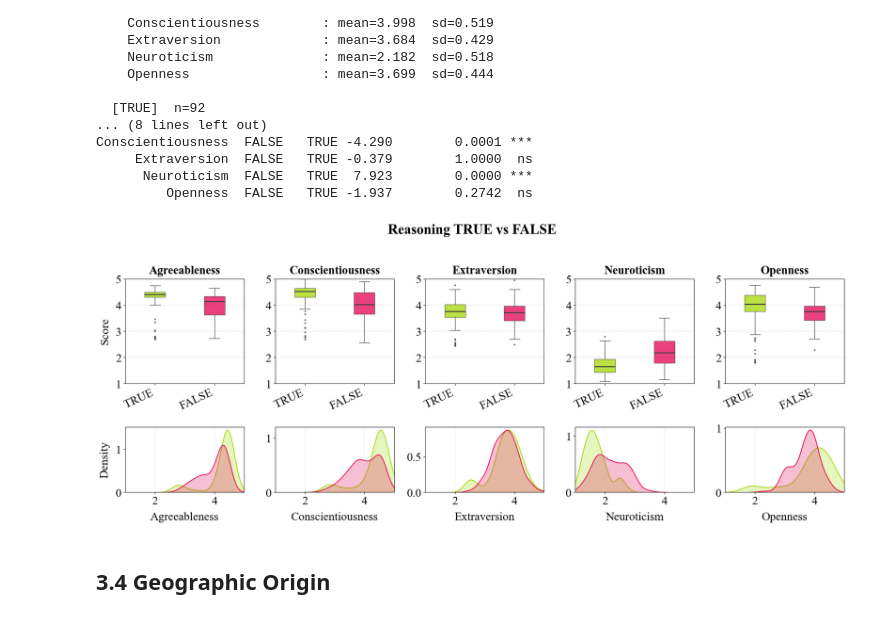
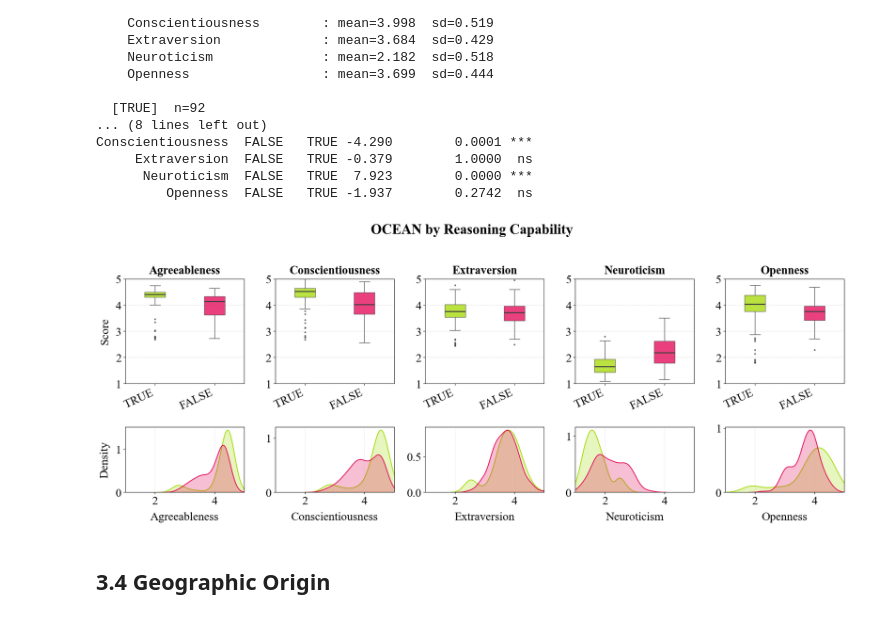
Before and after one commit to ellisalicante/BigFive-LLM-Evaluation, a Jupyter notebook: exp/03_large_scale_administration/eval_subgroups.ipynb, the cells around one changed output. Cells and saved outputs as stored; diff of their text form; code cells hidden in the pictures.

```diff
--- a/exp/03_large_scale_administration/eval_subgroups.ipynb
+++ b/exp/03_large_scale_administration/eval_subgroups.ipynb
@@ -215,19 +216,19 @@ Conscientiousness  FALSE   TRUE -4.290        0.0001 ***
 # %%
 ### 9) FIGURE — reasoning vs non-reasoning
 fig = plot_binary_comparison(
     df_reas,
     group_col=REASONING_COL,
-    title="Reasoning TRUE vs FALSE",
+    title="OCEAN by Reasoning Capability",
     palette=BINARY_PAL_GREEN_RED,
     order=["TRUE", "FALSE"],
     stats_df=stats_reas,
     cols=OCEAN_COLS,
     save_path="../../doc/figs/fig_reasoning.pdf",
     t_test=False
 )
 plt.show()
 # %% [output]
-[figure, old version]
+[figure, new version]
 # %% [markdown]
 ## 3.4 Geographic Origin
 # %%
```
Also changed, not shown: parts of 5 cells of this notebook, 11 other files.
